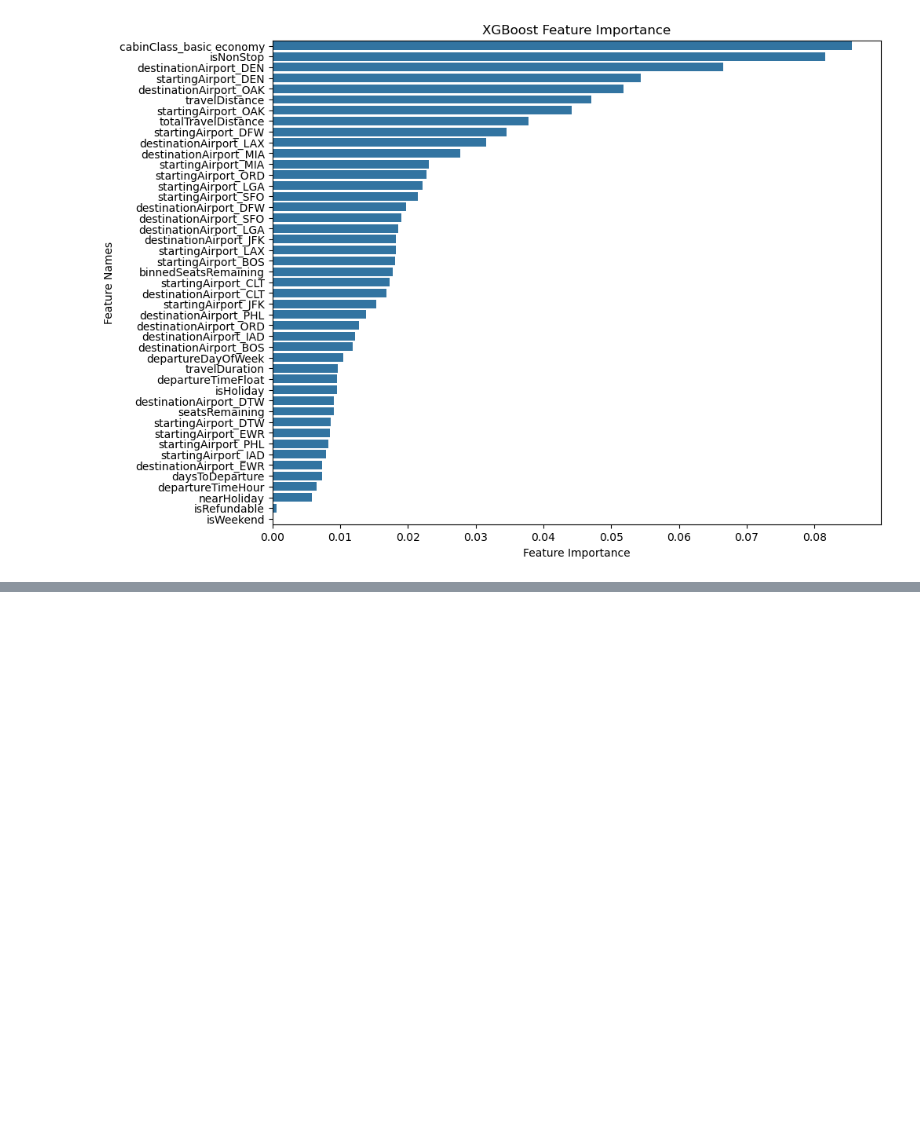
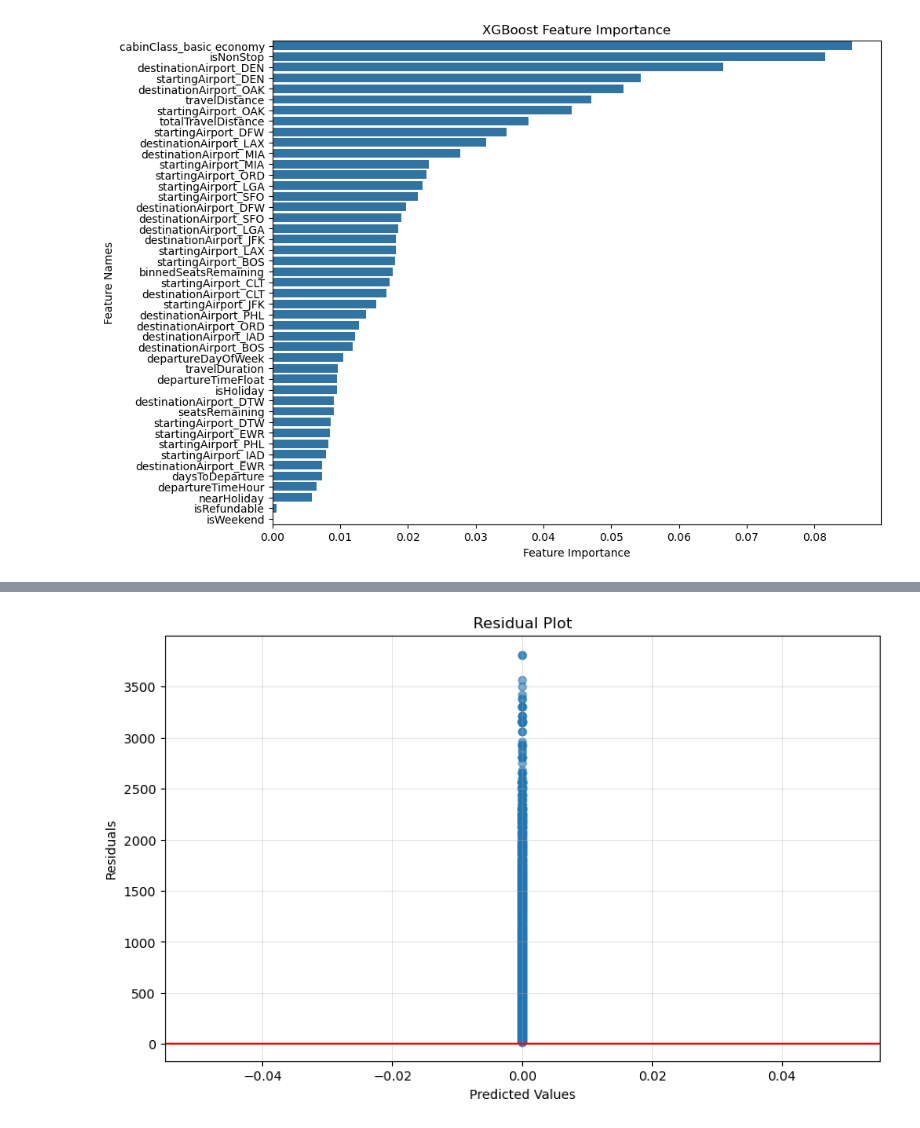
Before and after one commit to bhstoller/AirFareCast, a Jupyter notebook: Models DF, RF.ipynb, the cells around one changed output, grey strips where cells are left out. Saved outputs shown, nothing was run; the diff lists cells and outputs as text; code cells hidden in the pictures; blank space fills up the shorter version.

```diff
--- a/Models DF, RF.ipynb
+++ b/Models DF, RF.ipynb
@@ -637,0 +593,3 @@ y_test_inv = y_test_inv[:, 0]
+# %%
+df1 = load_data()
+df1.head()
@@ -637,0 +640,10 @@ y_test_inv = y_test_inv[:, 0]
+# %%
+# Scaling features
+scaler_X = MinMaxScaler()
+X_train_scaled = scaler_X.fit_transform(X_train)
+X_test_scaled = scaler_X.transform(X_test)
+
+# Scaling target
+scaler_y = MinMaxScaler()
+y_train_scaled = scaler_y.fit_transform(y_train.reshape(-1, 1))
+y_test_scaled = scaler_y.transform(y_test.reshape(-1, 1))
@@ -671,0 +833,13 @@ Mean Absolute Percentage Error: 66.3469%
+# %%
+# Residuals
+plt.figure(figsize=(10, 6))
+residuals = y_test_inv - y_pred
+plt.scatter(y_pred, residuals, alpha=0.6)
+plt.axhline(y=0, color='r', linestyle='-')
+plt.title('Residual Plot')
+plt.xlabel('Predicted Values')
+plt.ylabel('Residuals')
+plt.grid(True, alpha=0.3)
+plt.show()
+# %% [output]
+[figure, added]
```
Also changed, not shown: parts of 32 cells of this notebook, 1 other file.
